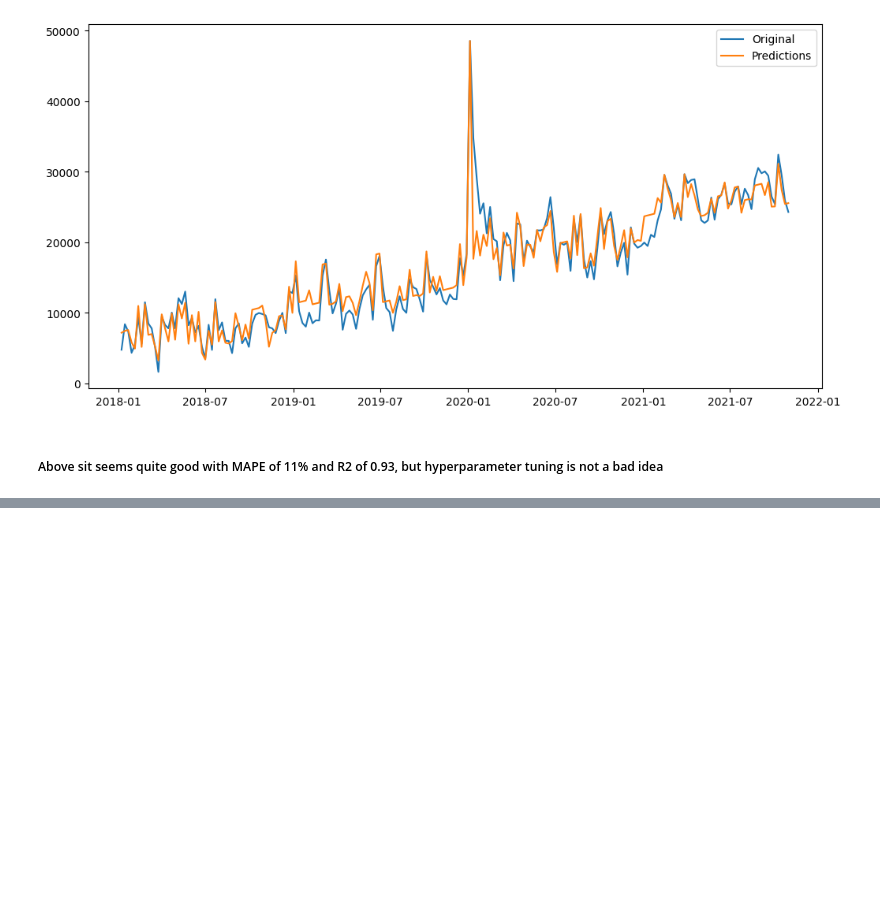
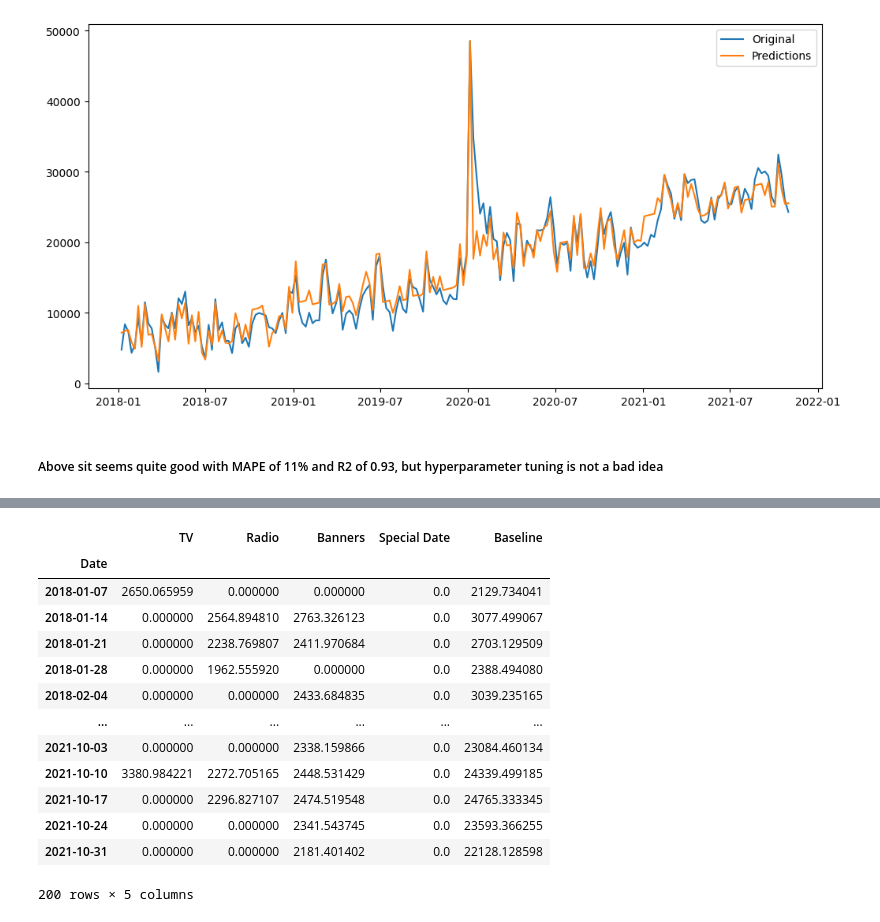
Before and after one commit to RviMury/Marketing-Mix-Modelling-using-MaMiMo, a Jupyter notebook: 01 Market_Mix_Modelling.ipynb, the cells around one changed output, grey strips where cells are left out. Cells and saved outputs as stored; diff of their text form; code cells hidden in the pictures; blank space fills up the shorter version.

```diff
--- a/01 Market_Mix_Modelling.ipynb
+++ b/01 Market_Mix_Modelling.ipynb
@@ -150,0 +239,33 @@ pred_df
+# %%
+## Grouping channels as above plot is difficult to understand (grouping base, ternd and month columns in one)
+group_channels = {
+    'Baseline': [f'month__month_{i}' for i in range(1, 13)] + ['Base', 'trend__trend']
+} # read: 'Baseline consists of the months, base and trend.'
+  # You can add more groups!
+
+contributions = breakdown(
+    tuned_new_model.best_estimator_,
+    X,
+    y,
+    group_channels
+)
+contributions.columns = [
+    'TV', 'Radio', 'Banners',
+    'Special Date', 'Baseline'
+]
+contributions
+# %% [output]
+|  | TV | Radio | Banners | Special Date | Baseline |
+| Date |  |  |  |  |  |
+| 2018-01-07 | 2650.065959 | 0.000000 | 0.000000 | 0.0 | 2129.734041 |
+| 2018-01-14 | 0.000000 | 2564.894810 | 2763.326123 | 0.0 | 3077.499067 |
+| 2018-01-21 | 0.000000 | 2238.769807 | 2411.970684 | 0.0 | 2703.129509 |
+| 2018-01-28 | 0.000000 | 1962.555920 | 0.000000 | 0.0 | 2388.494080 |
+| 2018-02-04 | 0.000000 | 0.000000 | 2433.684835 | 0.0 | 3039.235165 |
+| ... | ... | ... | ... | ... | ... |
+| 2021-10-03 | 0.000000 | 0.000000 | 2338.159866 | 0.0 | 23084.460134 |
+| 2021-10-10 | 3380.984221 | 2272.705165 | 2448.531429 | 0.0 | 24339.499185 |
+| 2021-10-17 | 0.000000 | 2296.827107 | 2474.519548 | 0.0 | 24765.333345 |
+| 2021-10-24 | 0.000000 | 0.000000 | 2341.543745 | 0.0 | 23593.366255 |
+| 2021-10-31 | 0.000000 | 0.000000 | 2181.401402 | 0.0 | 22128.128598 |
+200 rows × 5 columns
```
Also changed, not shown: parts of 15 cells of this notebook.
